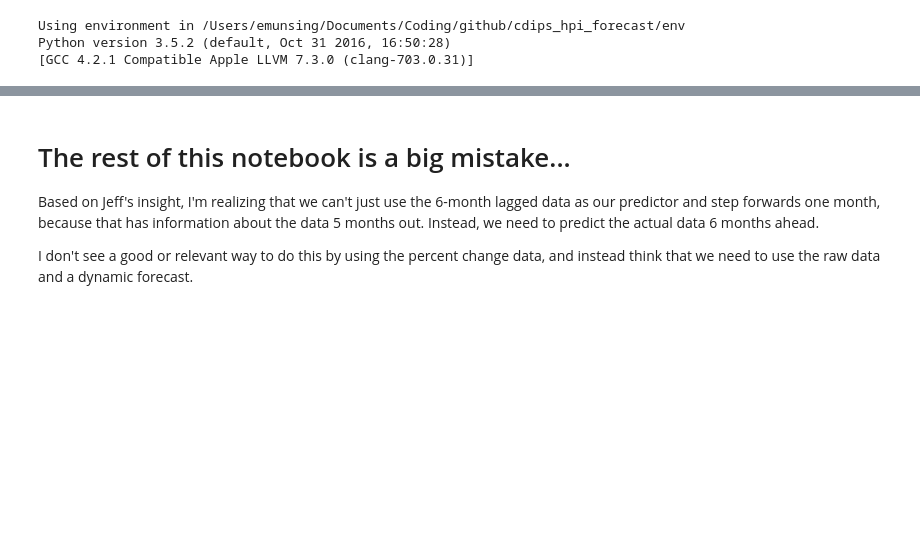
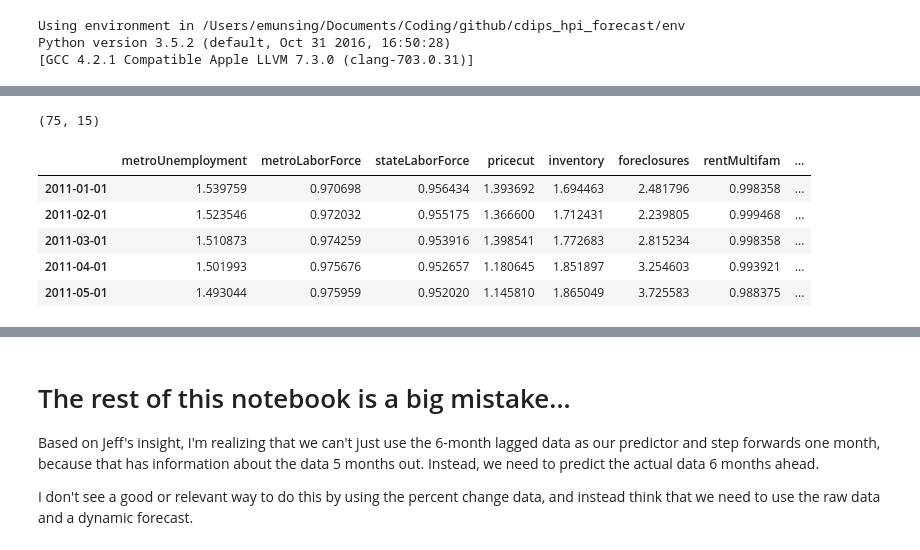
Before and after one commit to kkwteh/cdips_hpi_forecast, a Jupyter notebook: SARIMAX_testing.ipynb, the cells around one changed output, grey strips where cells are left out. Saved outputs shown, nothing was run; the diff lists cells and outputs as text; code cells hidden in the pictures; blank space fills up the shorter version.

```diff
--- a/SARIMAX_testing.ipynb
+++ b/SARIMAX_testing.ipynb
@@ -67 +76,21 @@ nationalMonthly = pickle.load(open('Data/Summary/nationalMonthly.pkl','rb'))
+# %%
+city='Atlanta'
+startDate = '2011-01'
+endDate = '2017-03'
+ts = df.loc[metroString[city],startDate:endDate]
+
+metroData = metroMonthly[city].loc[ts.index[0]:ts.index[-1],:]
+metroData = metroData.dropna(axis=1, how='any')
+metroData.shape
+# %% [output]
+(75, 15)
+# %%
+exogVars.head()
+# %% [output]
+|  | metroUnemployment | metroLaborForce | stateLaborForce | pricecut | inventory | foreclosures | rentMultifam | ... |
+| 2011-01-01 | 1.539759 | 0.970698 | 0.956434 | 1.393692 | 1.694463 | 2.481796 | 0.998358 | ... |
+| 2011-02-01 | 1.523546 | 0.972032 | 0.955175 | 1.366600 | 1.712431 | 2.239805 | 0.999468 | ... |
+| 2011-03-01 | 1.510873 | 0.974259 | 0.953916 | 1.398541 | 1.772683 | 2.815234 | 0.998358 | ... |
+| 2011-04-01 | 1.501993 | 0.975676 | 0.952657 | 1.180645 | 1.851897 | 3.254603 | 0.993921 | ... |
+| 2011-05-01 | 1.493044 | 0.975959 | 0.952020 | 1.145810 | 1.865049 | 3.725583 | 0.988375 | ... |
 # %%
```
Also changed, not shown: parts of 2 cells of this notebook.
